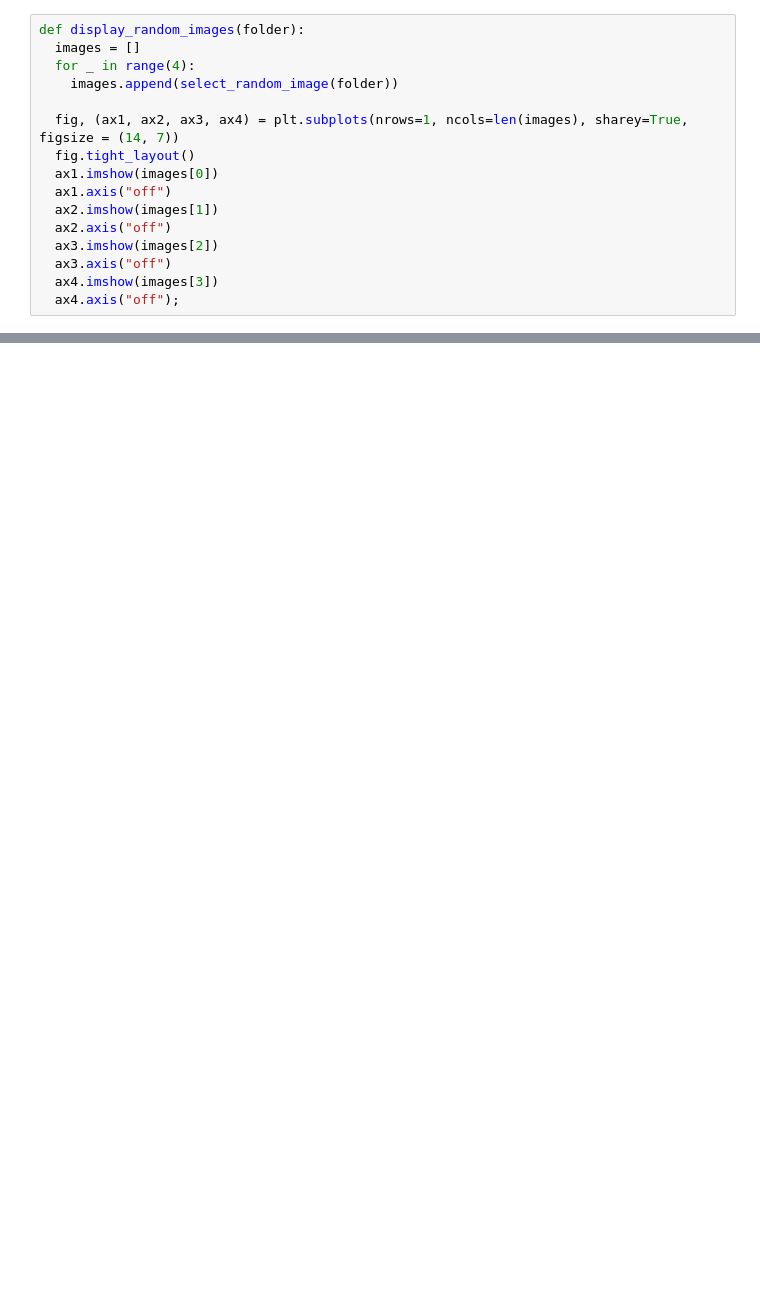
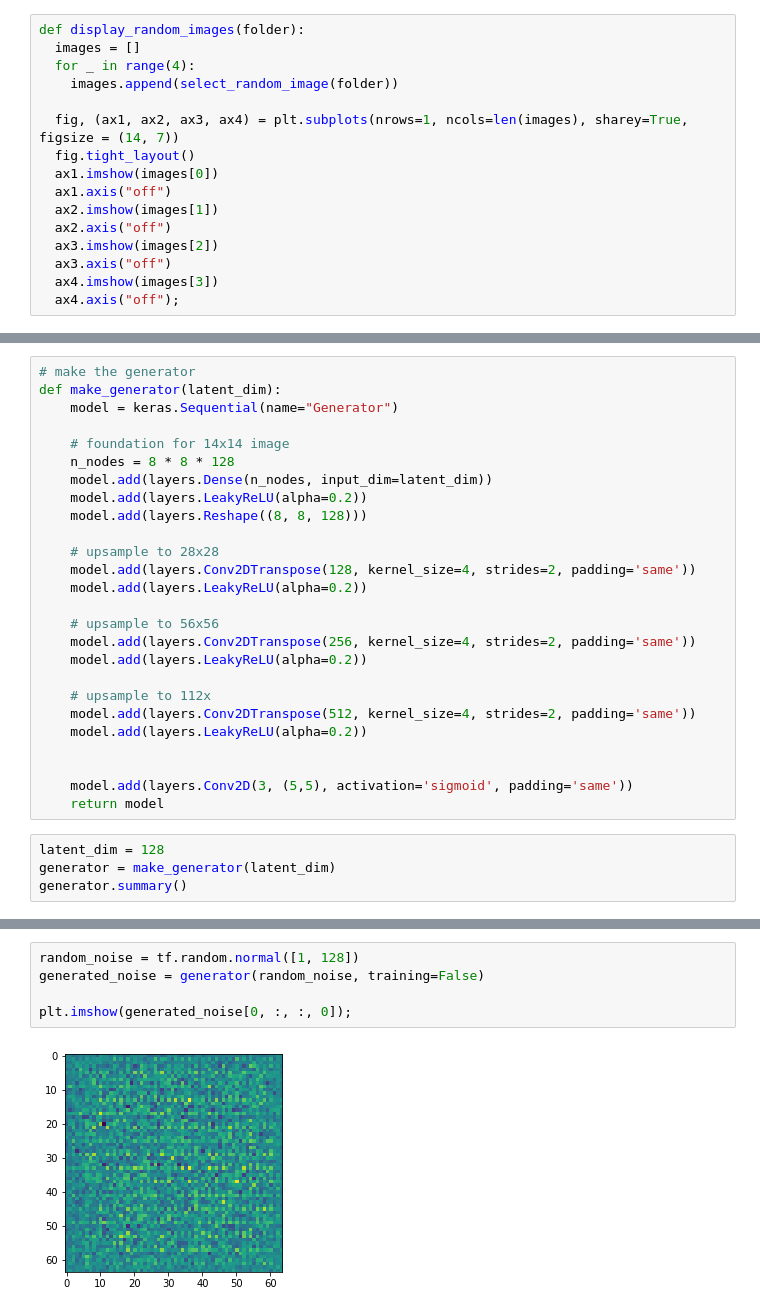
Before and after one commit to Coyote-Schmoyote/portrait-generation-dcgan, a Jupyter notebook: GAN_portrait.ipynb, the cells around one changed output, grey strips where cells are left out. Drawn from its saved outputs; the diff is of its cells as text; blank space fills up the shorter version.

```diff
--- a/GAN_portrait.ipynb
+++ b/GAN_portrait.ipynb
@@ -94,0 +288,30 @@ dataset = dataset.map(lambda x: x / 255.0)
+# %%
+# make the generator
+def make_generator(latent_dim):
+	model = keras.Sequential(name="Generator")
+
+	# foundation for 14x14 image
+	n_nodes = 8 * 8 * 128
+	model.add(layers.Dense(n_nodes, input_dim=latent_dim))
+	model.add(layers.LeakyReLU(alpha=0.2))
+	model.add(layers.Reshape((8, 8, 128)))
+
+	# upsample to 28x28
+	model.add(layers.Conv2DTranspose(128, kernel_size=4, strides=2, padding='same'))
+	model.add(layers.LeakyReLU(alpha=0.2))
+
+	# upsample to 56x56
+	model.add(layers.Conv2DTranspose(256, kernel_size=4, strides=2, padding='same'))
+	model.add(layers.LeakyReLU(alpha=0.2))
+
+ 	# upsample to 112x
+	model.add(layers.Conv2DTranspose(512, kernel_size=4, strides=2, padding='same'))
+	model.add(layers.LeakyReLU(alpha=0.2))
+
+
+	model.add(layers.Conv2D(3, (5,5), activation='sigmoid', padding='same'))
+	return model
+# %%
+latent_dim = 128
+generator = make_generator(latent_dim)
+generator.summary()
@@ -94,0 +336,7 @@ dataset = dataset.map(lambda x: x / 255.0)
+# %%
+random_noise = tf.random.normal([1, 128])
+generated_noise = generator(random_noise, training=False)
+
+plt.imshow(generated_noise[0, :, :, 0]);
+# %% [output]
+[figure, added]
```
Also changed, not shown: parts of 62 cells of this notebook.
